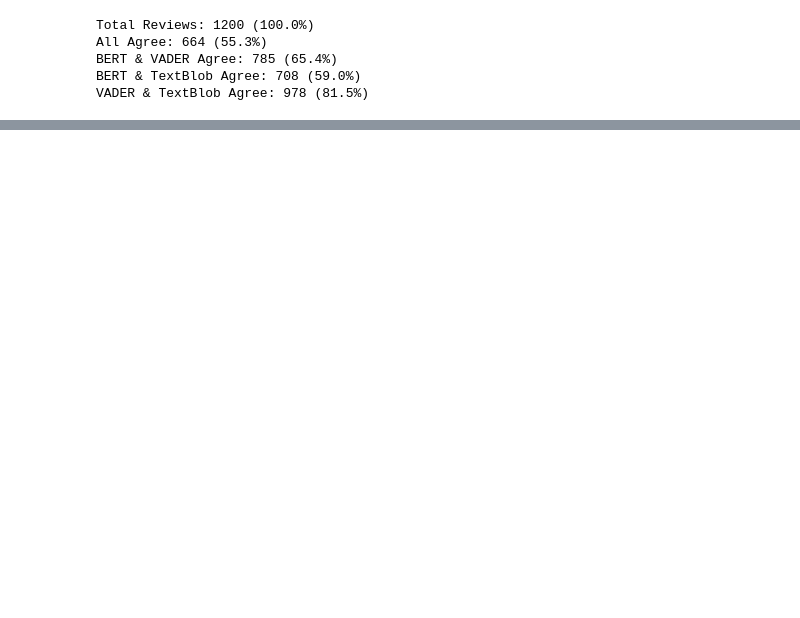
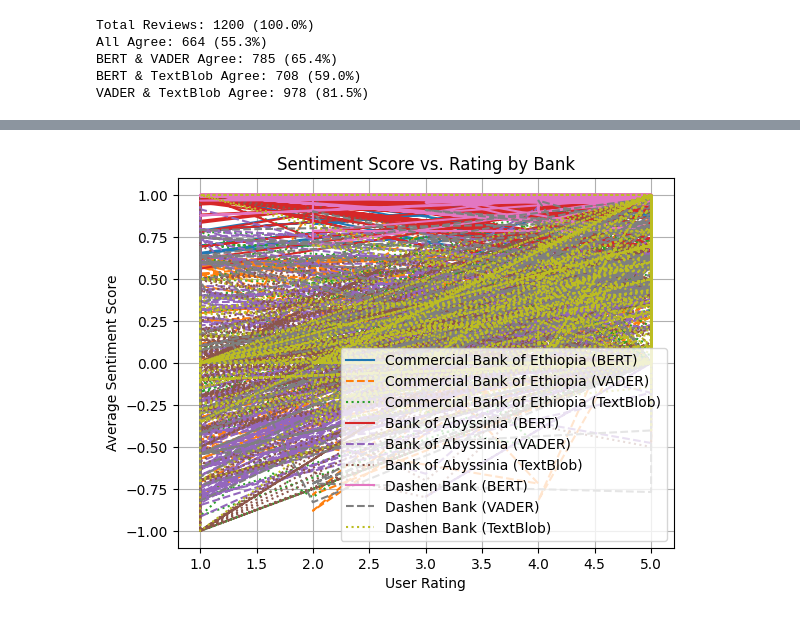
Before and after one commit to tsegabogale24/week2-Customer-Experience-Analytics-for-Fintech-Apps, a Jupyter notebook: notebooks/sentiment_analysis.ipynb, the cells around one changed output, grey strips where cells are left out. Cells and saved outputs as stored; diff of their text form; code cells hidden in the pictures; blank space fills up the shorter version.

```diff
--- a/notebooks/sentiment_analysis.ipynb
+++ b/notebooks/sentiment_analysis.ipynb
@@ -62,0 +98,19 @@ VADER & TextBlob Agree: 978 (81.5%)
+# %%
+import matplotlib.pyplot as plt
+
+banks = df['app_name'].unique()
+
+for bank in banks:
+    subset = df[df['app_name'] == bank]
+    plt.plot(subset['rating'], subset['bert_score'], label=f'{bank} (BERT)')
+    plt.plot(subset['rating'], subset['vader_score'], '--', label=f'{bank} (VADER)')
+    plt.plot(subset['rating'], subset['textblob_score'], ':', label=f'{bank} (TextBlob)')
+
+plt.xlabel("User Rating")
+plt.ylabel("Average Sentiment Score")
+plt.title("Sentiment Score vs. Rating by Bank")
+plt.legend(loc="lower right")
+plt.grid(True)
+plt.show()
+# %% [output]
+[figure, added]
```
Also changed, not shown: parts of 7 cells of this notebook, 1 other file.
